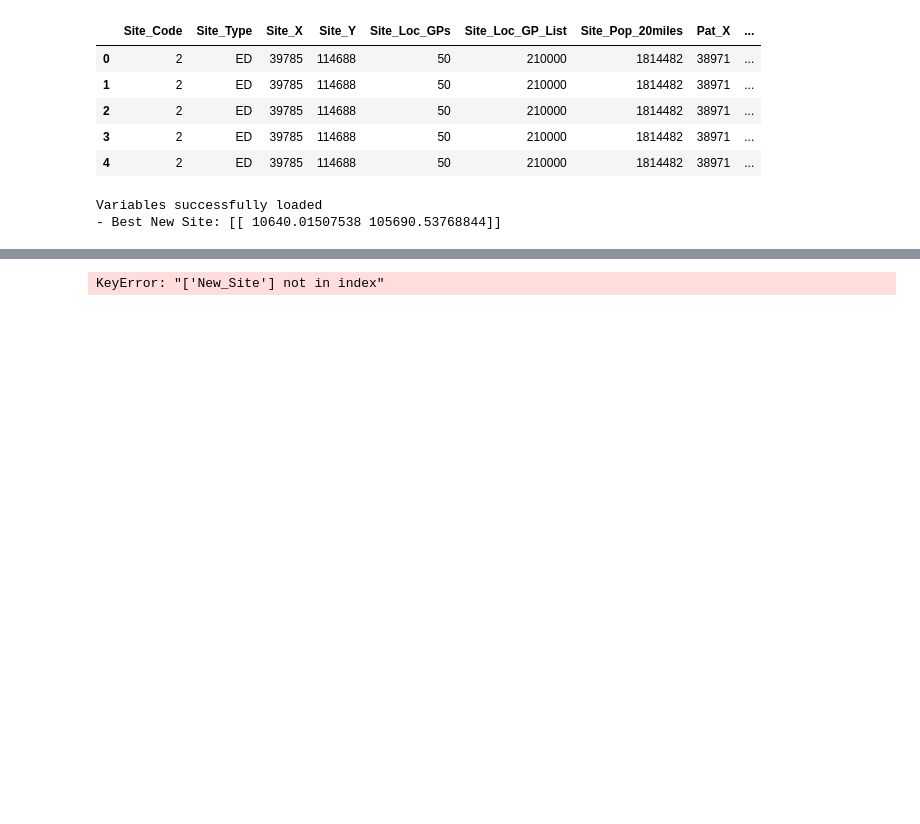
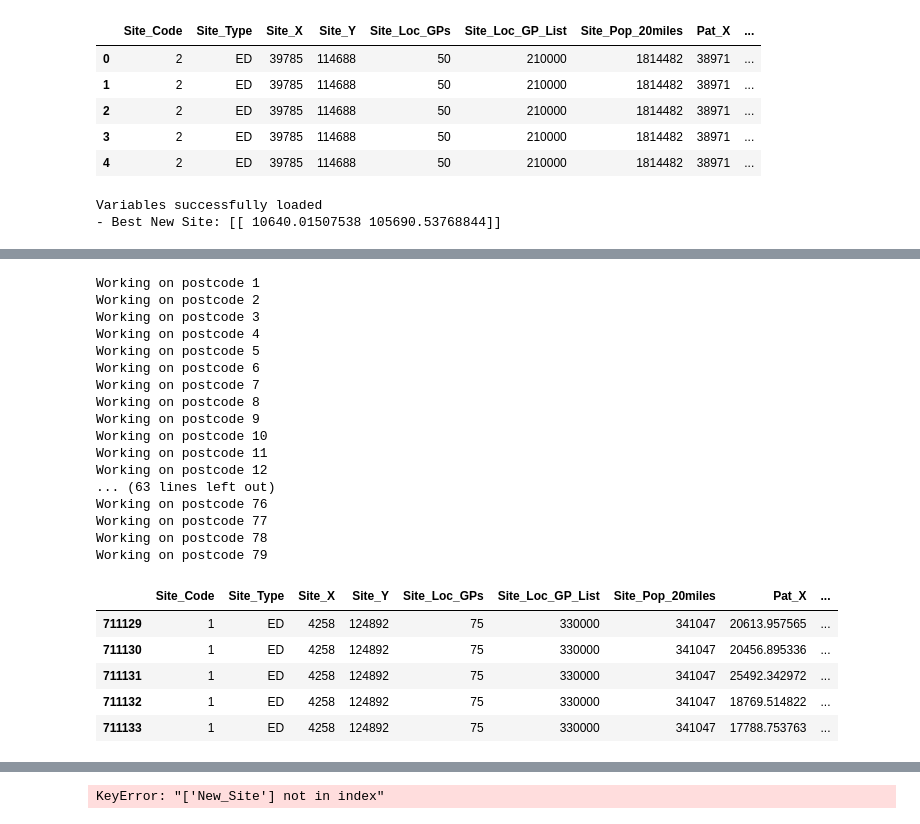
Before and after one commit to camillandreozzi/Operational_A-E, a Jupyter notebook: Best New Location/metrics.ipynb, the cells around one changed output, grey strips where cells are left out. Cells and saved outputs as stored; diff of their text form; code cells hidden in the pictures; blank space fills up the shorter version.

```diff
--- a/Best New Location/metrics.ipynb
+++ b/Best New Location/metrics.ipynb
@@ -88,0 +139,34 @@ Variables successfully loaded
+# %%
+# %% Applicazione della mappatura ai pazienti
+def assign_patients_to_polygons(df, postcode_to_polygon_map):
+    """
+    Assegna ciascun paziente al poligono corretto utilizzando la mappatura dei postcodes.
+    """
+    df['Polygon_Index'] = df.apply(
+        lambda row: postcode_to_polygon_map.get((row['Pat_X'], row['Pat_Y']), np.nan),
+        axis=1
+    )
+    return df
+
+df = assign_patients_to_polygons(df, postcode_to_polygon_map)
+df.head()
+
+# %% Salvataggio in un file Pickle
+df.to_pickle('../data/processing/patients_with_polygon_mapping.pkl')
+# %%
+import random
+
+def generate_random_point_within_polygon(polygon):
+    """
+    Genera un punto casuale all'interno di un dato poligono.
+    """
+    minx, miny, maxx, maxy = polygon.bounds
+    while True:
+        # Genera una posizione casuale
+        random_x = random.uniform(minx, maxx)
+        random_y = random.uniform(miny, maxy)
+        random_point = Point(random_x, random_y)
+
+        # Controlla se il punto si trova dentro il poligono
+        if polygon.contains(random_point):
+            return random_point
@@ -88,0 +212,32 @@ Variables successfully loaded
+# %%
+# Applicare la funzione ai pazienti
+df = distribute_patients(df, finite_polygons)
+
+# %% Salvataggio in un file Pickle
+df.to_pickle('../data/processing/patients_with_distributed_positions.pkl')
+
+df.head()
+# %% [output]
+Working on postcode 1
+Working on postcode 2
+Working on postcode 3
+Working on postcode 4
+Working on postcode 5
+Working on postcode 6
+Working on postcode 7
+Working on postcode 8
+Working on postcode 9
+Working on postcode 10
+Working on postcode 11
+Working on postcode 12
+... (63 lines left out)
+Working on postcode 76
+Working on postcode 77
+Working on postcode 78
+Working on postcode 79
+|  | Site_Code | Site_Type | Site_X | Site_Y | Site_Loc_GPs | Site_Loc_GP_List | Site_Pop_20miles | Pat_X | ... |
+| 711129 | 1 | ED | 4258 | 124892 | 75 | 330000 | 341047 | 20613.957565 | ... |
+| 711130 | 1 | ED | 4258 | 124892 | 75 | 330000 | 341047 | 20456.895336 | ... |
+| 711131 | 1 | ED | 4258 | 124892 | 75 | 330000 | 341047 | 25492.342972 | ... |
+| 711132 | 1 | ED | 4258 | 124892 | 75 | 330000 | 341047 | 18769.514822 | ... |
+| 711133 | 1 | ED | 4258 | 124892 | 75 | 330000 | 341047 | 17788.753763 | ... |
```
Also changed, not shown: parts of 11 cells of this notebook, 1 other file.
